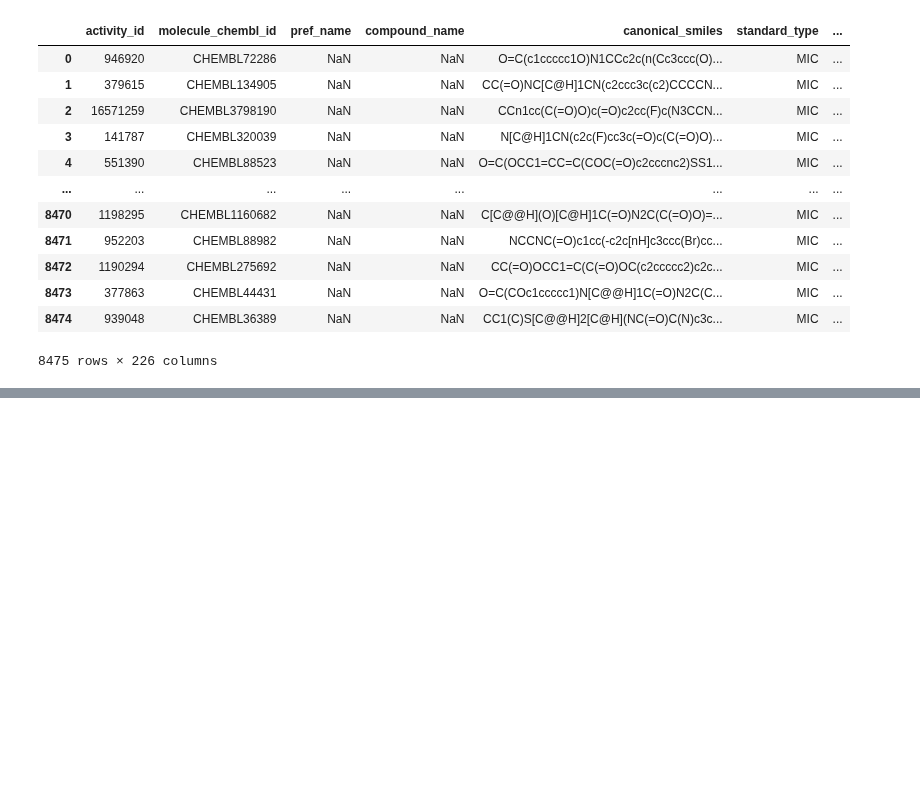
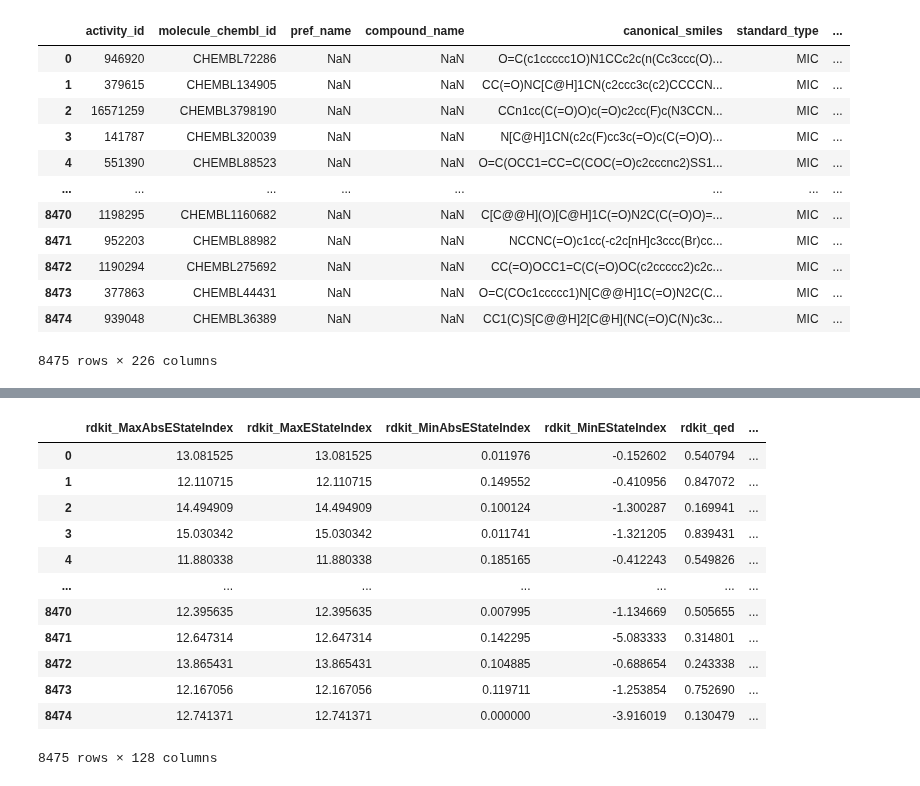
Before and after one commit to sasha-tsepilova/KSE_ML_for_bioinformatics, a Jupyter notebook: practicals/week5/Practical_05_individual.ipynb, the cells around one changed output, grey strips where cells are left out. Drawn from its saved outputs; the diff is of its cells as text; code cells hidden in the pictures; blank space fills up the shorter version.

```diff
--- a/practicals/week5/Practical_05_individual.ipynb
+++ b/practicals/week5/Practical_05_individual.ipynb
@@ -65,0 +262,21 @@ df_raw
+# %%
+feature_cols = [c for c in descriptor_cols if c not in set(constant + too_large)]
+
+molecule_df = df_raw_train.dropna(subset=[TARGET]).reset_index(drop=True)
+X = molecule_df[feature_cols].copy()
+y = molecule_df[TARGET].copy()
+X
+# %% [output]
+|  | rdkit_MaxAbsEStateIndex | rdkit_MaxEStateIndex | rdkit_MinAbsEStateIndex | rdkit_MinEStateIndex | rdkit_qed | ... |
+| 0 | 13.081525 | 13.081525 | 0.011976 | -0.152602 | 0.540794 | ... |
+| 1 | 12.110715 | 12.110715 | 0.149552 | -0.410956 | 0.847072 | ... |
+| 2 | 14.494909 | 14.494909 | 0.100124 | -1.300287 | 0.169941 | ... |
+| 3 | 15.030342 | 15.030342 | 0.011741 | -1.321205 | 0.839431 | ... |
+| 4 | 11.880338 | 11.880338 | 0.185165 | -0.412243 | 0.549826 | ... |
+| ... | ... | ... | ... | ... | ... | ... |
+| 8470 | 12.395635 | 12.395635 | 0.007995 | -1.134669 | 0.505655 | ... |
+| 8471 | 12.647314 | 12.647314 | 0.142295 | -5.083333 | 0.314801 | ... |
+| 8472 | 13.865431 | 13.865431 | 0.104885 | -0.688654 | 0.243338 | ... |
+| 8473 | 12.167056 | 12.167056 | 0.119711 | -1.253854 | 0.752690 | ... |
+| 8474 | 12.741371 | 12.741371 | 0.000000 | -3.916019 | 0.130479 | ... |
+8475 rows × 128 columns
```
Also changed, not shown: parts of 34 cells of this notebook.
